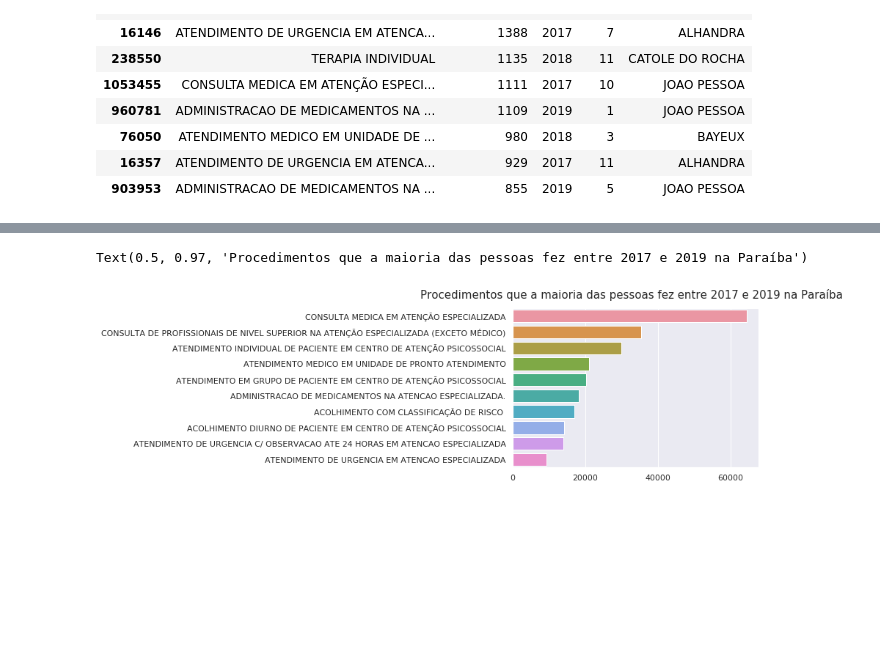
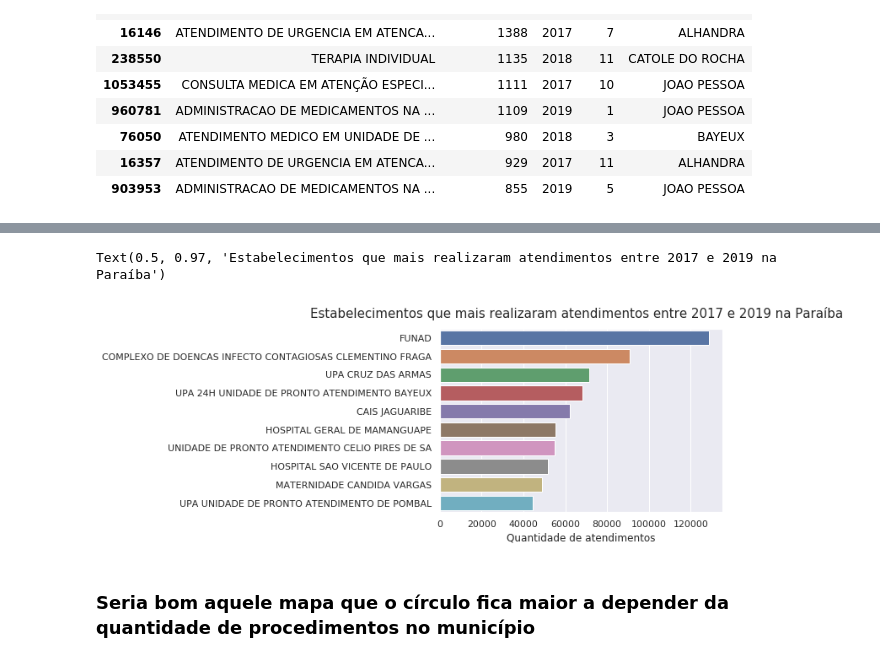
Before and after one commit to mirianbatista/pacientes-paraibanos, a Jupyter notebook: hosp.ipynb, the cells around one changed output, grey strips where cells are left out. Drawn from its saved outputs; the diff is of its cells as text; code cells hidden in the pictures; blank space fills up the shorter version.

```diff
--- a/hosp.ipynb
+++ b/hosp.ipynb
@@ -60,0 +57,9 @@ Name: ano, dtype: int64
+# %%
+anos = hosp.ano.value_counts()
+a = anos.to_frame().reset_index().rename(columns={'index':'ano', 'ano':'qtd_proced'})
+sns.set()
+ax = sns.barplot(y="qtd_proced", x="ano", data=a, ci=None)
+figure = ax.get_figure()
+ax.set_ylabel('Quantidade de procedimentos')
+ax.set_xlabel('Ano')
+figure.suptitle('Quantidade de procedimentos realizados entre 2017 e 2019 na Paraíba', y=0.97, fontsize=15)
@@ -61,14 +102,11 @@ Name: ano, dtype: int64
 # %%
-idade_maioria = hosp.loc[(hosp['IDADE'] >= 37) & (hosp['IDADE'] <=49)]
-idades = idade_maioria.IDADE.value_counts()[:10]
-i = idades.to_frame().reset_index().rename(columns = {'index': 'idade', 'IDADE': 'qtd_idades'})
+proc_idade = idade_maioria.NO_PROCEDIMENTO.value_counts()[:10]
+pi = proc_idade.to_frame().reset_index().rename(columns = {'index': 'procedimento', 'NO_PROCEDIMENTO': 'qtd_procedimentos'})
 sns.set()
-sns.set_palette("cubehelix")
-ax = sns.barplot(x="idade", y="qtd_idades", data=i, ci=None)
+ax = sns.barplot(y="procedimento", x="qtd_procedimentos", data=pi, ci=None)
 figure = ax.get_figure()
 sns.set_context("talk")
 ax.set_ylabel('')
-ax.set_xlabel('')
-#se tu puder, troca esse título
-figure.suptitle('Quantidade de pacientes por idade da maioria entre 2017 e 2019 na Paraíba ', y=0.97, fontsize=15)
+ax.set_xlabel('Quantidade de procedimentos')
+figure.suptitle('Procedimentos que os pacientes de 37 a 49 anos fizeram entre 2017 e 2019 na Paraíba', y=0.97, fontsize=15)
 # %% [output]
@@ -76,0 +132,6 @@ Text(0.5, 0.97, 'Quantidade de pacientes por idade da maioria entre 2017 e 2019
+# %%
+hosp['qtd_atendimentos'] = hosp.groupby(['ESTABELECIMENTO'])['NO_PROCEDIMENTO'].transform('count')
+mais_atend = hosp.sort_values(by='qtd_atendimentos', ascending=False)
+ma_at = mais_atend[['ESTABELECIMENTO','qtd_atendimentos','NO_MUNICIPIO']]
+ma = ma_at.drop_duplicates()[:10]
+ma
@@ -77,15 +150,12 @@ Text(0.5, 0.97, 'Quantidade de pacientes por idade da maioria entre 2017 e 2019
 # %%
-proc_idade = idade_maioria.NO_PROCEDIMENTO.value_counts()[:10]
-pi = proc_idade.to_frame().reset_index().rename(columns = {'index': 'procedimento', 'NO_PROCEDIMENTO': 'qtd_procedimentos'})
 sns.set()
-sns.set_palette("cubehelix")
-ax = sns.barplot(y="procedimento", x="qtd_procedimentos", data=pi, ci=None)
+ax = sns.barplot(y="ESTABELECIMENTO", x="qtd_atendimentos", data=ma, ci=None)
 figure = ax.get_figure()
-sns.set_context("talk")
 ax.set_ylabel('')
-ax.set_xlabel('')
-#se tu puder, troca esse título
-figure.suptitle('Procedimentos que a maioria das pessoas fez entre 2017 e 2019 na Paraíba', y=0.97, fontsize=15)
+ax.set_xlabel('Quantidade de atendimentos')
+figure.suptitle('Estabelecimentos que mais realizaram atendimentos entre 2017 e 2019 na Paraíba', y=0.97, fontsize=15)
 # %% [output]
-Text(0.5, 0.97, 'Procedimentos que a maioria das pessoas fez entre 2017 e 2019 na Paraíba')
+Text(0.5, 0.97, 'Estabelecimentos que mais realizaram atendimentos entre 2017 e 2019 na Paraíba')
-[figure, old version]
+[figure, new version]
+# %% [markdown]
+### Seria bom aquele mapa que o círculo fica maior a depender da quantidade de procedimentos no município
```
Also changed, not shown: parts of 12 cells of this notebook, 5 other files.
